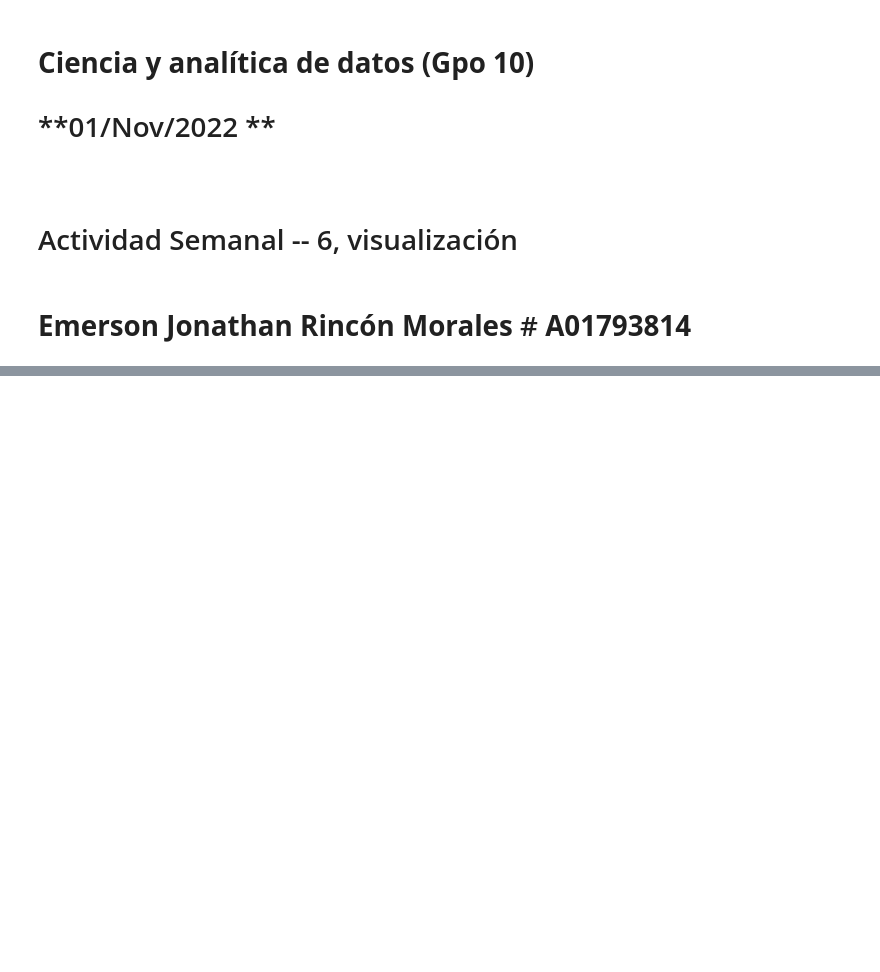
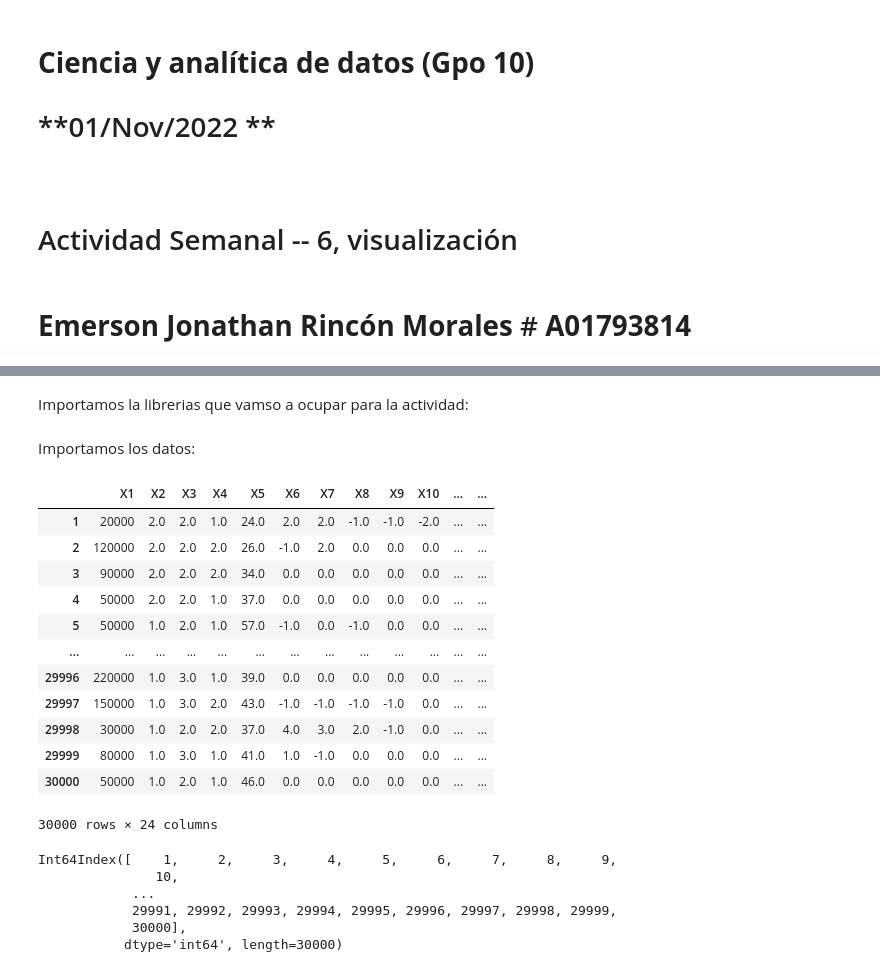
Before and after one commit to PosgradoMNA/actividades-de-aprendizaje-Emerson-JRM, a Jupyter notebook: Actividad Semanal -- 6, visualización.ipynb, the cells around one changed output, grey strips where cells are left out. Cells and saved outputs as stored; diff of their text form; code cells hidden in the pictures; blank space fills up the shorter version.

```diff
--- a/Actividad Semanal -- 6, visualización.ipynb
+++ b/Actividad Semanal -- 6, visualización.ipynb
@@ -21,0 +31,2 @@ link:    https://github.com/PosgradoMNA/actividades-de-aprendizaje-Emerson-JRM/b
+# %% [markdown]
+Importamos la librerias que vamso a ocupar para la actividad:
@@ -21,0 +37,32 @@ link:    https://github.com/PosgradoMNA/actividades-de-aprendizaje-Emerson-JRM/b
+# %% [markdown]
+Importamos los datos:
+# %%
+link = "https://raw.githubusercontent.com/PosgradoMNA/Actividades_Aprendizaje-/main/default%20of%20credit%20card%20clients.csv"
+
+df= pd.read_csv(link, index_col=0)
+df.index.name = None
+
+df
+# %% [output]
+|  | X1 | X2 | X3 | X4 | X5 | X6 | X7 | X8 | X9 | X10 | ... | ... |
+| 1 | 20000 | 2.0 | 2.0 | 1.0 | 24.0 | 2.0 | 2.0 | -1.0 | -1.0 | -2.0 | ... | ... |
+| 2 | 120000 | 2.0 | 2.0 | 2.0 | 26.0 | -1.0 | 2.0 | 0.0 | 0.0 | 0.0 | ... | ... |
+| 3 | 90000 | 2.0 | 2.0 | 2.0 | 34.0 | 0.0 | 0.0 | 0.0 | 0.0 | 0.0 | ... | ... |
+| 4 | 50000 | 2.0 | 2.0 | 1.0 | 37.0 | 0.0 | 0.0 | 0.0 | 0.0 | 0.0 | ... | ... |
+| 5 | 50000 | 1.0 | 2.0 | 1.0 | 57.0 | -1.0 | 0.0 | -1.0 | 0.0 | 0.0 | ... | ... |
+| ... | ... | ... | ... | ... | ... | ... | ... | ... | ... | ... | ... | ... |
+| 29996 | 220000 | 1.0 | 3.0 | 1.0 | 39.0 | 0.0 | 0.0 | 0.0 | 0.0 | 0.0 | ... | ... |
+| 29997 | 150000 | 1.0 | 3.0 | 2.0 | 43.0 | -1.0 | -1.0 | -1.0 | -1.0 | 0.0 | ... | ... |
+| 29998 | 30000 | 1.0 | 2.0 | 2.0 | 37.0 | 4.0 | 3.0 | 2.0 | -1.0 | 0.0 | ... | ... |
+| 29999 | 80000 | 1.0 | 3.0 | 1.0 | 41.0 | 1.0 | -1.0 | 0.0 | 0.0 | 0.0 | ... | ... |
+| 30000 | 50000 | 1.0 | 2.0 | 1.0 | 46.0 | 0.0 | 0.0 | 0.0 | 0.0 | 0.0 | ... | ... |
+30000 rows × 24 columns
+# %%
+df.index
+# %% [output]
+Int64Index([    1,     2,     3,     4,     5,     6,     7,     8,     9,
+               10,
+            ...
+            29991, 29992, 29993, 29994, 29995, 29996, 29997, 29998, 29999,
+            30000],
+           dtype='int64', length=30000)
```
Also changed, not shown: parts of 11 cells of this notebook.
